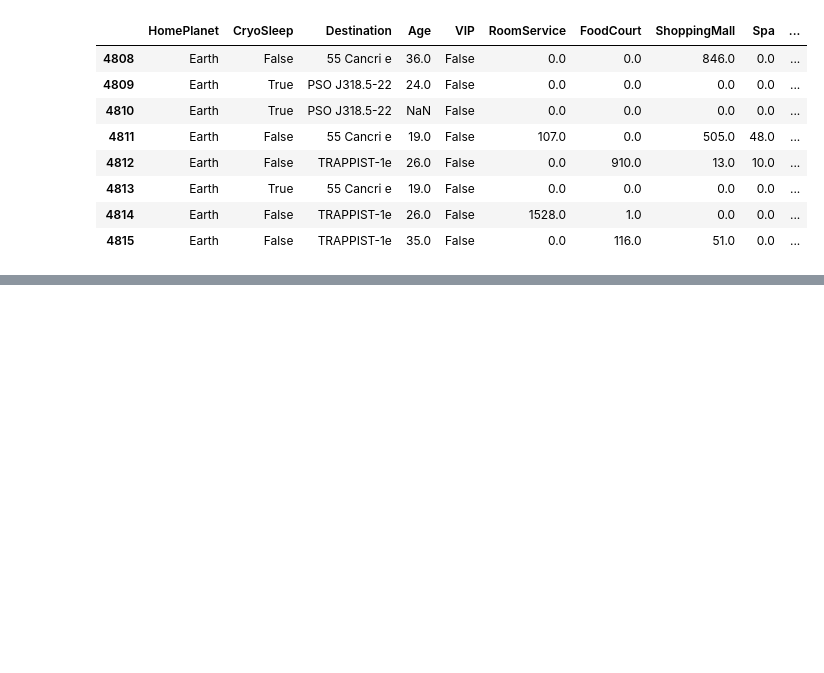
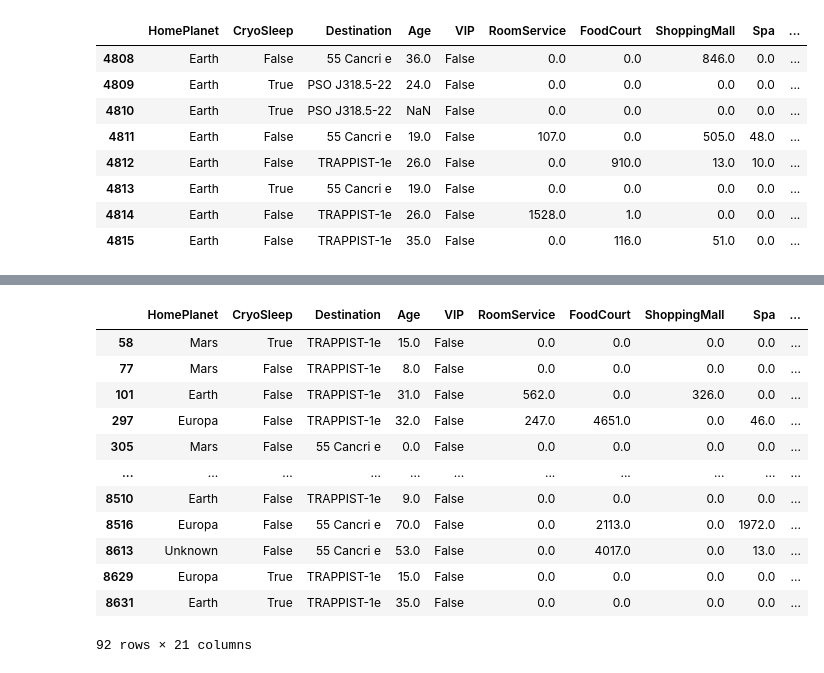
Before and after one commit to slothman3878/spaceship-titanic, a Jupyter notebook: main.ipynb, the cells around one changed output, grey strips where cells are left out. Drawn from its saved outputs; the diff is of its cells as text; code cells hidden in the pictures; blank space fills up the shorter version.

```diff
--- a/main.ipynb
+++ b/main.ipynb
@@ -153,7 +155,6 @@ dtype: int64
 ### Name Analysis
 # %%
 dataset_df[["F_name", "S_name"]] = dataset_df["Name"].str.split(" ", expand=True)
-dataset_df = dataset_df.drop('Name', axis=1)
 dataset_df.head(5)
 # %% [output]
 |  | PassengerId | HomePlanet | CryoSleep | Destination | Age | VIP | RoomService | FoodCourt | ... |
@@ -277,0 +278,7 @@ sns.histplot(data=dataset_df, x='S_name', hue='PID_pre', multiple='dodge', shrin
+# %%
+dataset_df["Group"] = dataset_df.PID_pre
+dataset_df["Group_id"] = dataset_df.PID_suf
+dataset_df['Group_size'] = dataset_df.groupby('PID_pre')['PID_pre'].transform('count')
+dataset_df = dataset_df.drop('PID_pre', axis=1)
+
+dataset_df.head(5)
@@ -277,0 +293,16 @@ sns.histplot(data=dataset_df, x='S_name', hue='PID_pre', multiple='dodge', shrin
+# %%
+dataset_df[(dataset_df['Name'].isna()) & (dataset_df['Group_size'] > 1)]
+# %% [output]
+|  | HomePlanet | CryoSleep | Destination | Age | VIP | RoomService | FoodCourt | ShoppingMall | Spa | ... |
+| 58 | Mars | True | TRAPPIST-1e | 15.0 | False | 0.0 | 0.0 | 0.0 | 0.0 | ... |
+| 77 | Mars | False | TRAPPIST-1e | 8.0 | False | 0.0 | 0.0 | 0.0 | 0.0 | ... |
+| 101 | Earth | False | TRAPPIST-1e | 31.0 | False | 562.0 | 0.0 | 326.0 | 0.0 | ... |
+| 297 | Europa | False | TRAPPIST-1e | 32.0 | False | 247.0 | 4651.0 | 0.0 | 46.0 | ... |
+| 305 | Mars | False | 55 Cancri e | 0.0 | False | 0.0 | 0.0 | 0.0 | 0.0 | ... |
+| ... | ... | ... | ... | ... | ... | ... | ... | ... | ... | ... |
+| 8510 | Earth | False | TRAPPIST-1e | 9.0 | False | 0.0 | 0.0 | 0.0 | 0.0 | ... |
+| 8516 | Europa | False | 55 Cancri e | 70.0 | False | 0.0 | 2113.0 | 0.0 | 1972.0 | ... |
+| 8613 | Unknown | False | 55 Cancri e | 53.0 | False | 0.0 | 4017.0 | 0.0 | 13.0 | ... |
+| 8629 | Europa | True | TRAPPIST-1e | 15.0 | False | 0.0 | 0.0 | 0.0 | 0.0 | ... |
+| 8631 | Earth | True | TRAPPIST-1e | 35.0 | False | 0.0 | 0.0 | 0.0 | 0.0 | ... |
+92 rows × 21 columns
```
Also changed, not shown: parts of 4 cells of this notebook.
